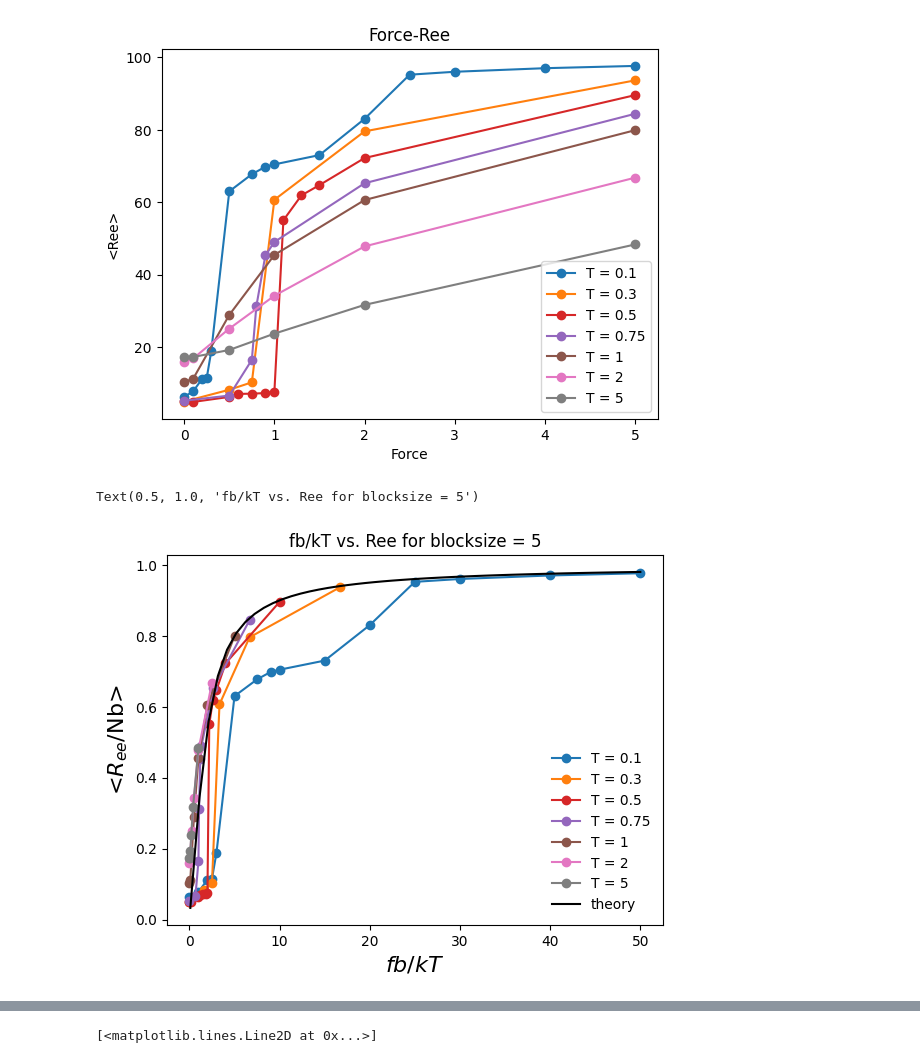
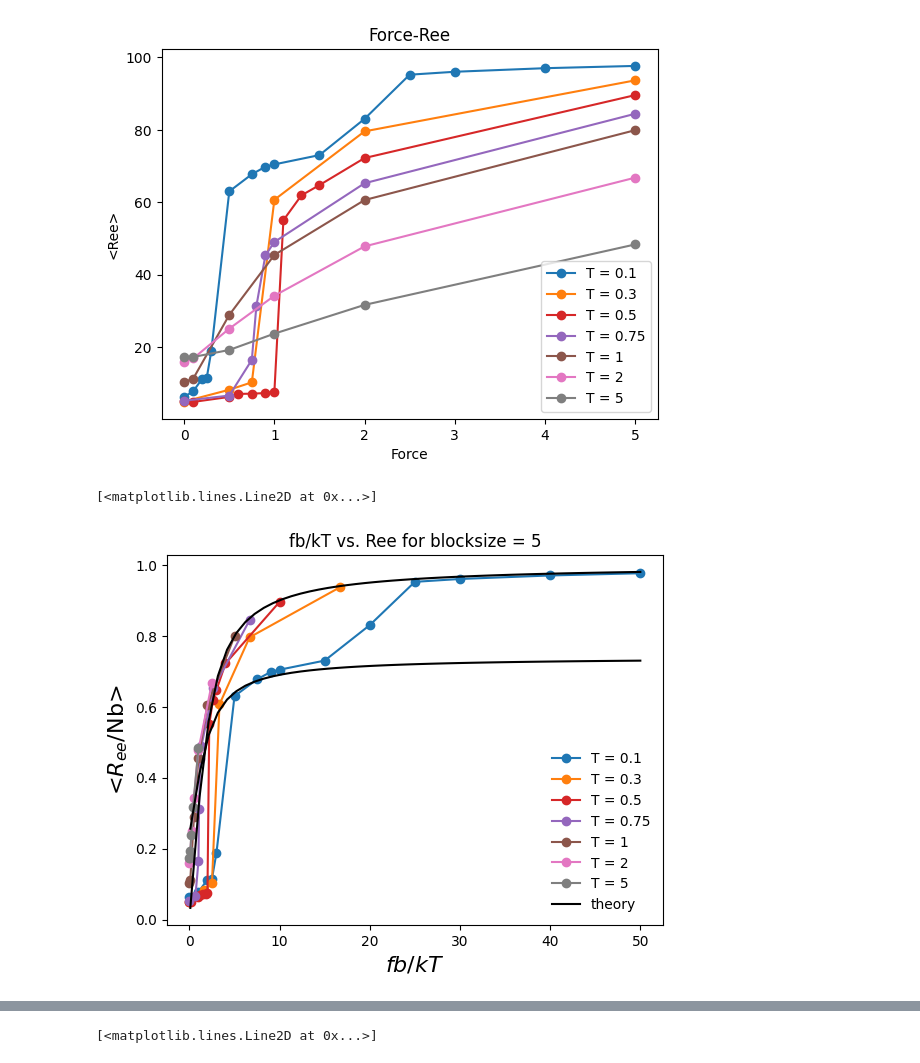
Before and after one commit to VagrantHyp/Code, a Jupyter notebook: Block5.ipynb, the cells around one changed output, grey strips where cells are left out. Drawn from its saved outputs; the diff is of its cells as text; code cells hidden in the pictures.

Commit message:
Add theory curve

```diff
--- a/Block5.ipynb
+++ b/Block5.ipynb
@@ -240,21 +239,29 @@ plt.savefig('../Data/Block5/Figures/FvsRee')
 # %%
 for cgt in lsCGTBl5:
     force = cgt.f
     Ree = cgt.aveRee
     plt.plot(cgt.f/ cgt.t, cgt.aveRee / 100, 'o-', color = cgt.color, label = 'T = ' + str(cgt.t))
 
 x = np.linspace(0.1, 50)
 y = 1 / np.tanh(x) - 1 / x
 plt.plot(x,y, color = 'k', label = 'theory')
 
 plt.xlabel('$fb/kT$', fontsize=16)
 plt.ylabel('<$R_{ee}$/Nb>', fontsize=16)
 plt.legend(frameon=False)
 plt.title("fb/kT vs. Ree for blocksize = 5")
 # plt.savefig('../Data/Block5/Figures/Fbkt vs Ree')
+
+#Theory
+DGlob = 2.4 #Temporary, find out about this later
+
+fbkt = np.linspace(0.1, 50, 50)
+lag  = 1 / np.tanh(fbkt) - 1 / (fbkt)
+RTheory = (lag * 5 + DGlob) * 10
+plt.plot(fbkt, RTheory / 100, color = 'k')
 # %% [output]
-Text(0.5, 1.0, 'fb/kT vs. Ree for blocksize = 5')
+[<matplotlib.lines.Line2D at 0x...>]
-[figure, old version]
+[figure, new version]
 # %%
 #Below Critical temperature
 for cgt in lsCGTBl5[0:4]:
```
Also changed, not shown: parts of 2 cells of this notebook.
